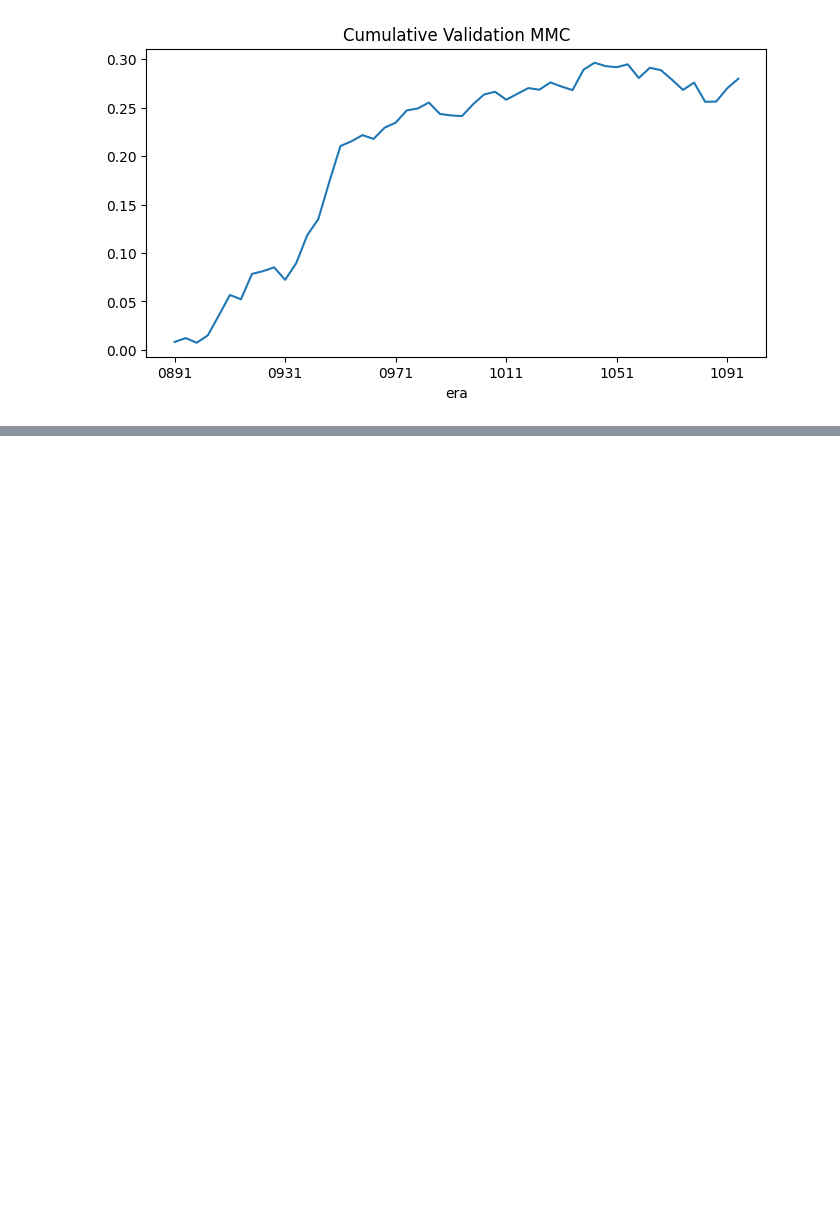
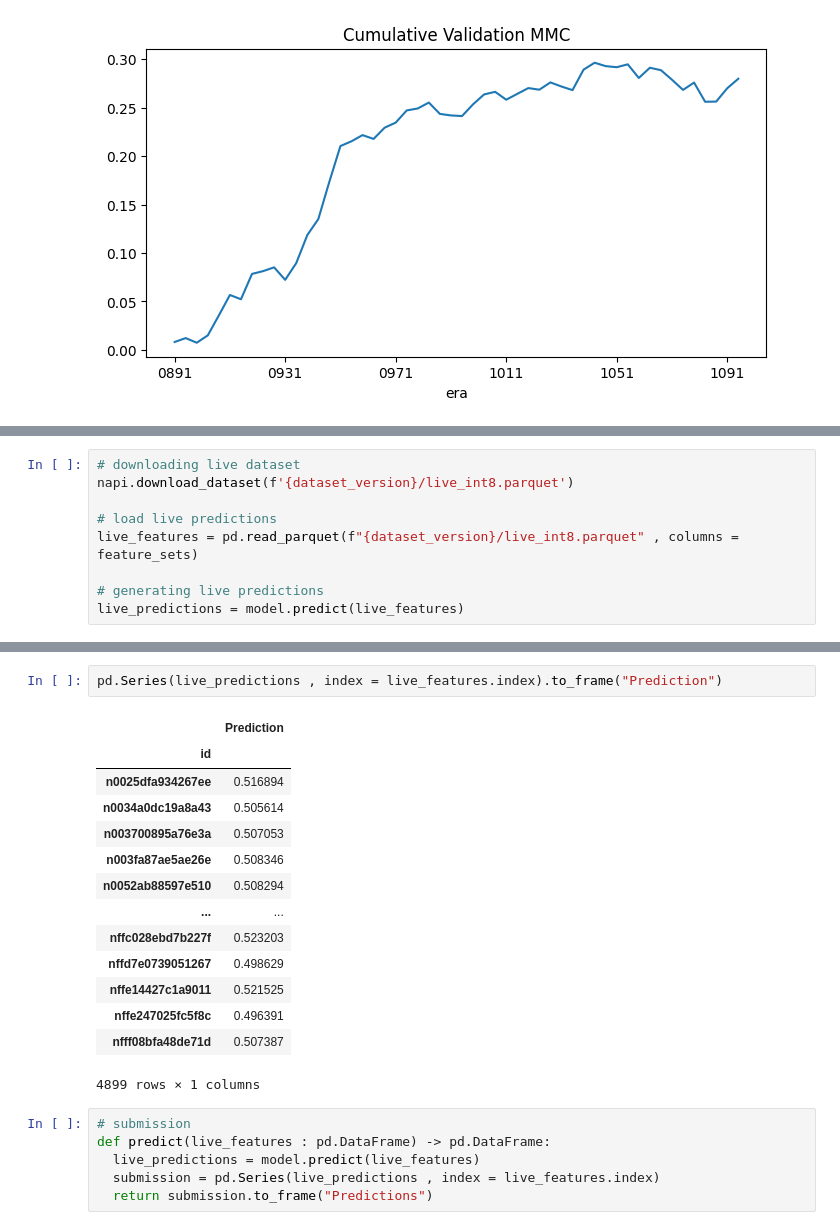
Before and after one commit to Pankaj-2003/Numerai_Models, a Jupyter notebook: numerai_first_notebook.ipynb, the cells around one changed output, grey strips where cells are left out. Drawn from its saved outputs; the diff is of its cells as text; blank space fills up the shorter version.

Commit message:
completed the prediction and file ready to upload

```diff
--- a/numerai_first_notebook.ipynb
+++ b/numerai_first_notebook.ipynb
@@ -313,0 +304,9 @@ dtype: float64
+# %%
+# downloading live dataset
+napi.download_dataset(f'{dataset_version}/live_int8.parquet')
+
+# load live predictions
+live_features = pd.read_parquet(f"{dataset_version}/live_int8.parquet" , columns = feature_sets)
+
+# generating live predictions
+live_predictions = model.predict(live_features)
@@ -313,0 +315,23 @@ dtype: float64
+# %%
+pd.Series(live_predictions , index = live_features.index).to_frame("Prediction")
+# %% [output]
+|  | Prediction |
+| id |  |
+| n0025dfa934267ee | 0.516894 |
+| n0034a0dc19a8a43 | 0.505614 |
+| n003700895a76e3a | 0.507053 |
+| n003fa87ae5ae26e | 0.508346 |
+| n0052ab88597e510 | 0.508294 |
+| ... | ... |
+| nffc028ebd7b227f | 0.523203 |
+| nffd7e0739051267 | 0.498629 |
+| nffe14427c1a9011 | 0.521525 |
+| nffe247025fc5f8c | 0.496391 |
+| nfff08bfa48de71d | 0.507387 |
+4899 rows × 1 columns
+# %%
+# submission
+def predict(live_features : pd.DataFrame) -> pd.DataFrame:
+  live_predictions = model.predict(live_features)
+  submission = pd.Series(live_predictions , index = live_features.index)
+  return submission.to_frame("Predictions")
```
Also changed, not shown: parts of 12 cells of this notebook.
